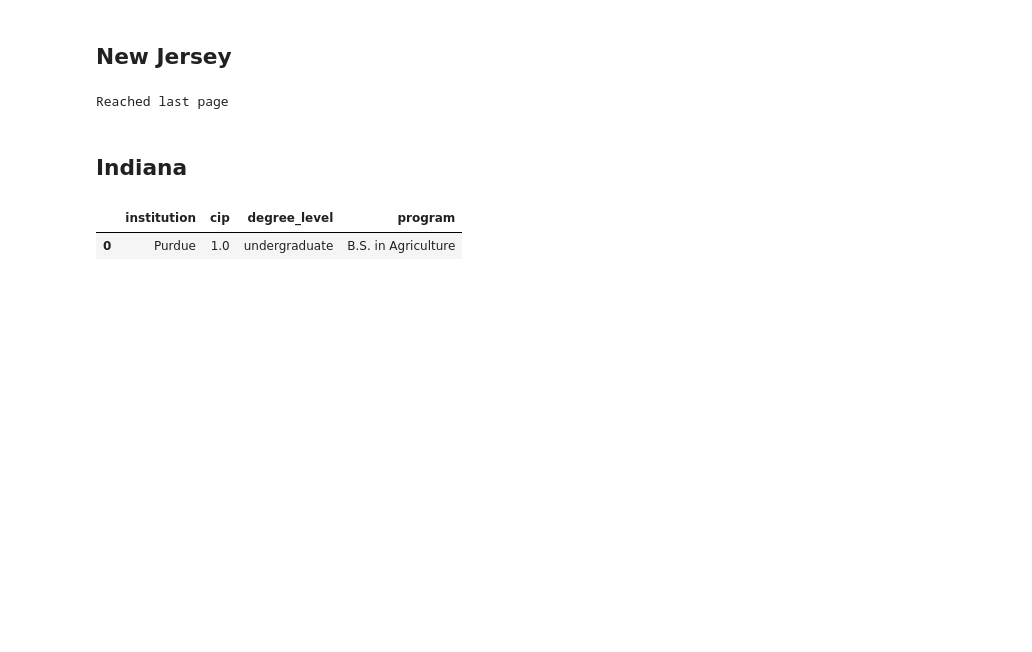
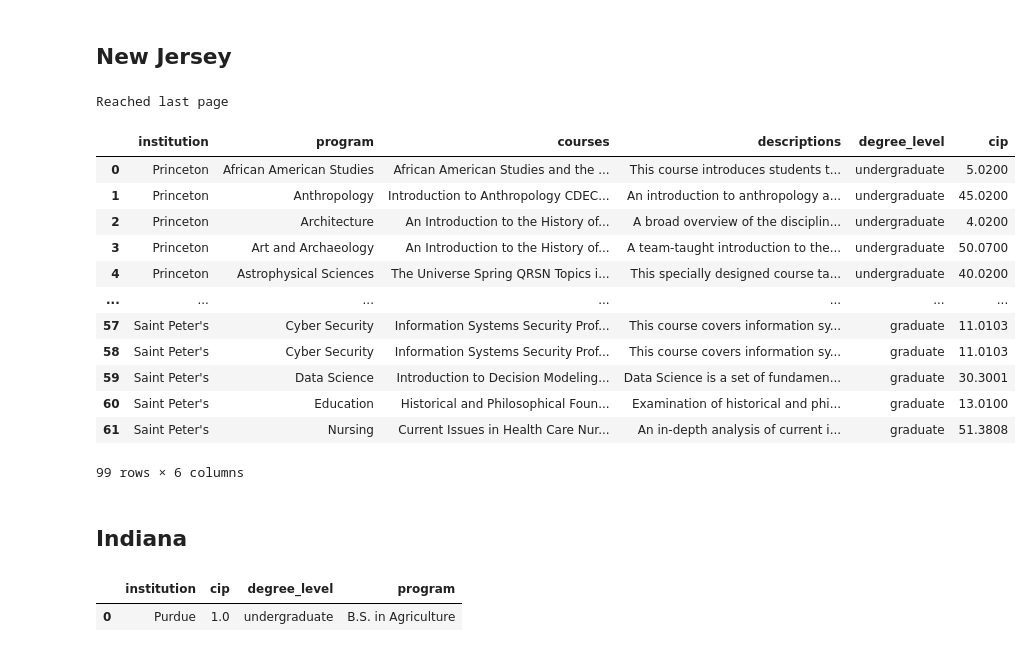
Before and after one commit to jeff-cardwell2/ExploreU, a Jupyter notebook: cip_data/program_scraper.ipynb, the cells around one changed output. Cells and saved outputs as stored; diff of their text form; code cells hidden in the pictures; blank space fills up the shorter version.

```diff
--- a/cip_data/program_scraper.ipynb
+++ b/cip_data/program_scraper.ipynb
@@ -398,0 +406,18 @@ pu_merged.to_csv("cip/nj_full.csv", index=False)
+# %%
+nj_full = pd.concat([pd.read_csv("cip/pu_full.csv"), pd.read_csv("cip/sp_cip.csv")], axis=0)
+# %%
+nj_full
+# %% [output]
+|  | institution | program | courses | descriptions | degree_level | cip |
+| 0 | Princeton | African American Studies | African American Studies and the ... | This course introduces students t... | undergraduate | 5.0200 |
+| 1 | Princeton | Anthropology | Introduction to Anthropology CDEC... | An introduction to anthropology a... | undergraduate | 45.0200 |
+| 2 | Princeton | Architecture | An Introduction to the History of... | A broad overview of the disciplin... | undergraduate | 4.0200 |
+| 3 | Princeton | Art and Archaeology | An Introduction to the History of... | A team-taught introduction to the... | undergraduate | 50.0700 |
+| 4 | Princeton | Astrophysical Sciences | The Universe Spring QRSN Topics i... | This specially designed course ta... | undergraduate | 40.0200 |
+| ... | ... | ... | ... | ... | ... | ... |
+| 57 | Saint Peter's | Cyber Security | Information Systems Security Prof... | This course covers information sy... | graduate | 11.0103 |
+| 58 | Saint Peter's | Cyber Security | Information Systems Security Prof... | This course covers information sy... | graduate | 11.0103 |
+| 59 | Saint Peter's | Data Science | Introduction to Decision Modeling... | Data Science is a set of fundamen... | graduate | 30.3001 |
+| 60 | Saint Peter's | Education | Historical and Philosophical Foun... | Examination of historical and phi... | graduate | 13.0100 |
+| 61 | Saint Peter's | Nursing | Current Issues in Health Care Nur... | An in-depth analysis of current i... | graduate | 51.3808 |
+99 rows × 6 columns
```
Also changed, not shown: parts of 5 cells of this notebook, 3 other files.
